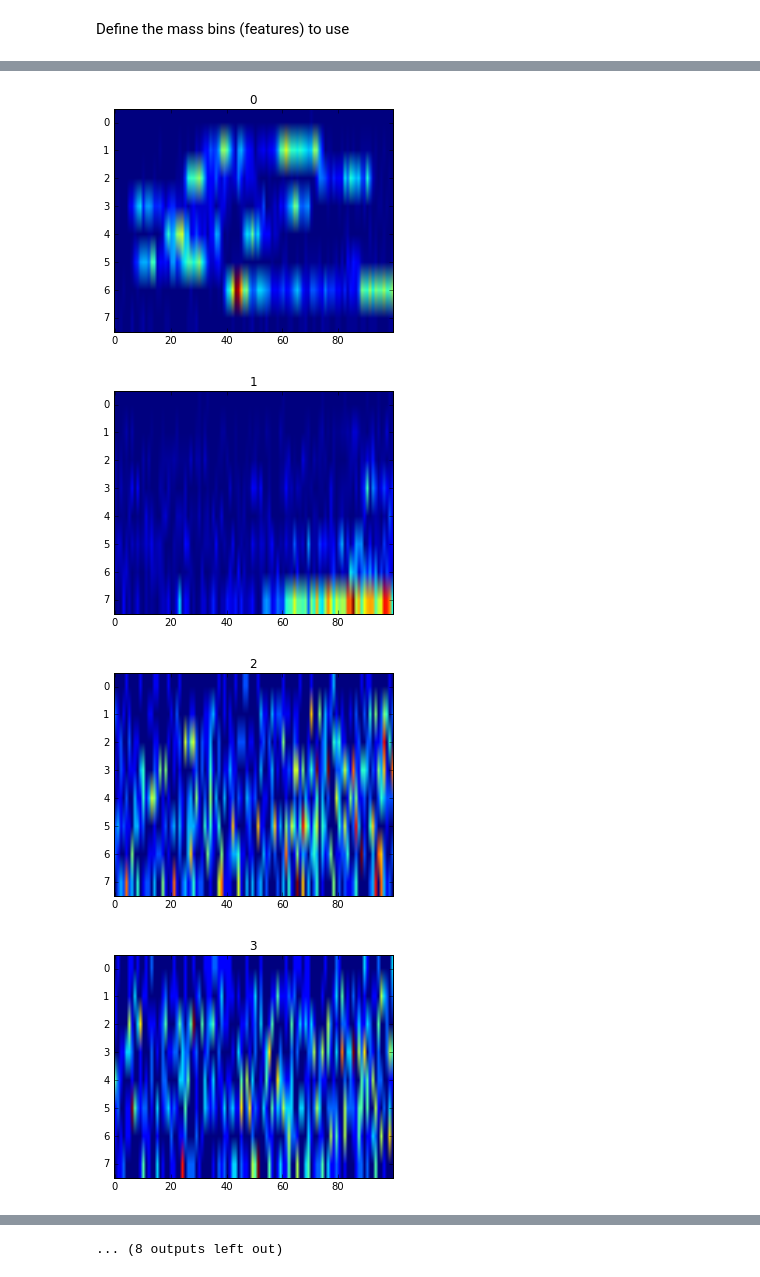
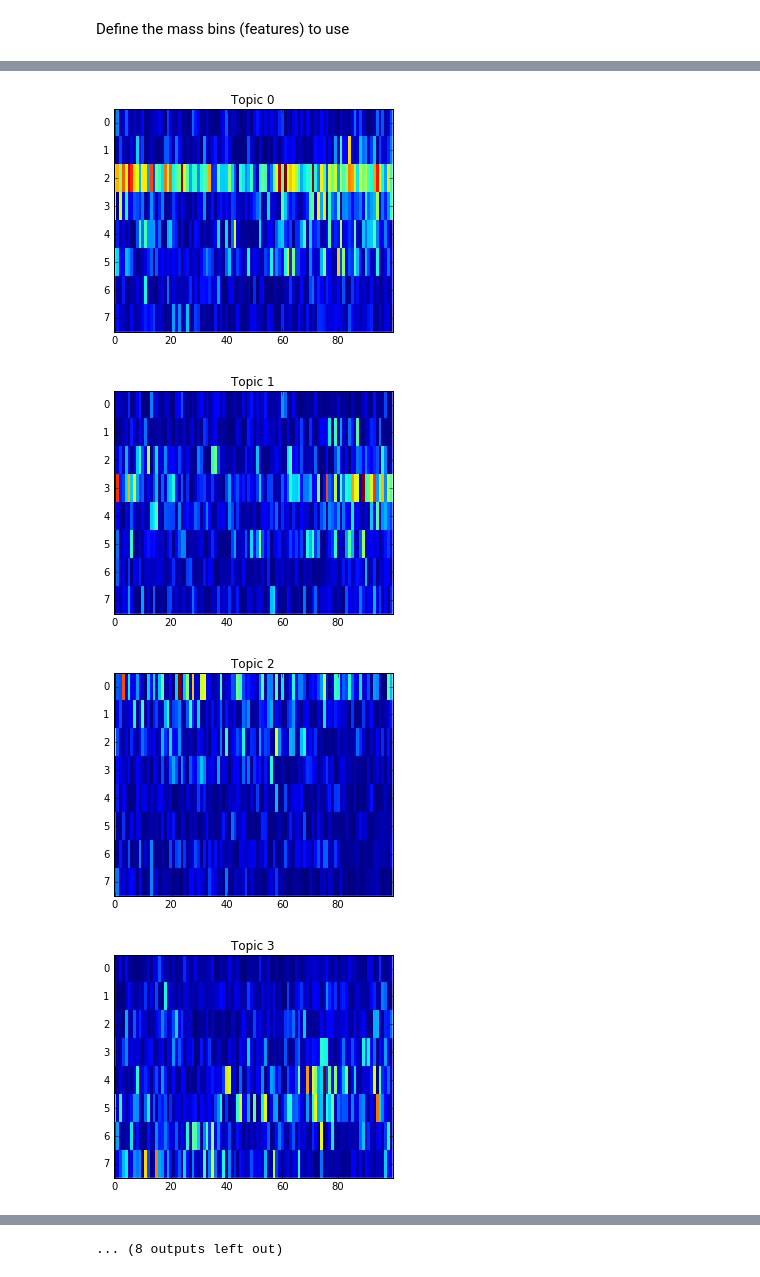
Before and after one commit to sdrogers/inklda, a Jupyter notebook: notebooks/Initial_data_processing.ipynb, the cells around one changed output, grey strips where cells are left out. Cells and saved outputs as stored; diff of their text form; code cells hidden in the pictures.

```diff
--- a/notebooks/Initial_data_processing.ipynb
+++ b/notebooks/Initial_data_processing.ipynb
@@ -123,4 +72,0 @@ for coord in docs:
-# %%
-global_topic_counts = np.zeros((K),np.int)
-for coord in doc_topic_counts:
-    global_topic_counts += doc_topic_counts[coord]
@@ -141,25 +72,0 @@ for coord in docs:
-# %%
-nSamples = 100
-for sample in range(nSamples):
-    print "Sample {}".format(sample)
-    for coord in docs:
-        doc = docs[coord]
-        for word in doc:
-            membs = doc[word]
-            for i,m in enumerate(membs):
-                topic_word_counts[m][word] -= 1
-                doc_topic_counts[coord][m] -= 1
-                global_topic_counts[m] -= 1
-
-                pwordintopic = (topic_word_counts[:,word] + beta)/(topic_word_counts+beta).sum(axis=1)
-
-                ptopicindoc = doc_topic_counts[coord] + alpha
-                topicprobs = pwordintopic*ptopicindoc
-                topicprobs /= topicprobs.sum()
-
-                new_topic = np.random.choice(K,p=topicprobs)
-                membs[i] = new_topic
-
-                topic_word_counts[new_topic][word] += 1
-                doc_topic_counts[coord][new_topic] += 1
-                global_topic_counts[new_topic] += 1
@@ -204,0 +115,2 @@ print words
+# %%
+l = LDA(corpus)
@@ -205,14 +143,11 @@ print words
 # %%
-for topic in range(K):
-    top_img = np.zeros((8,100),np.int)
-    for coord in doc_topic_counts:
-        topic_counts = doc_topic_counts[coord]
-        top_img[coord[0],coord[1]] = topic_counts[topic]
+for topic in range(l.K):
+    image_array = l.plot_topic(topic,nrows = nrows,ncols=ncols)
     plt.figure()
-    plt.imshow(top_img,aspect=10)
-    plt.title('{}'.format(topic))
+    plt.imshow(image_array,aspect=10,interpolation='None')
+    plt.title('Topic {}'.format(topic))
 # %% [output]
-[figure, old version]
+[figure, new version]
-[figure, old version]
+[figure, new version]
-[figure, old version]
+[figure, new version]
-[figure, old version]
+[figure, new version]
```
Also changed, not shown: parts of 33 cells of this notebook.
